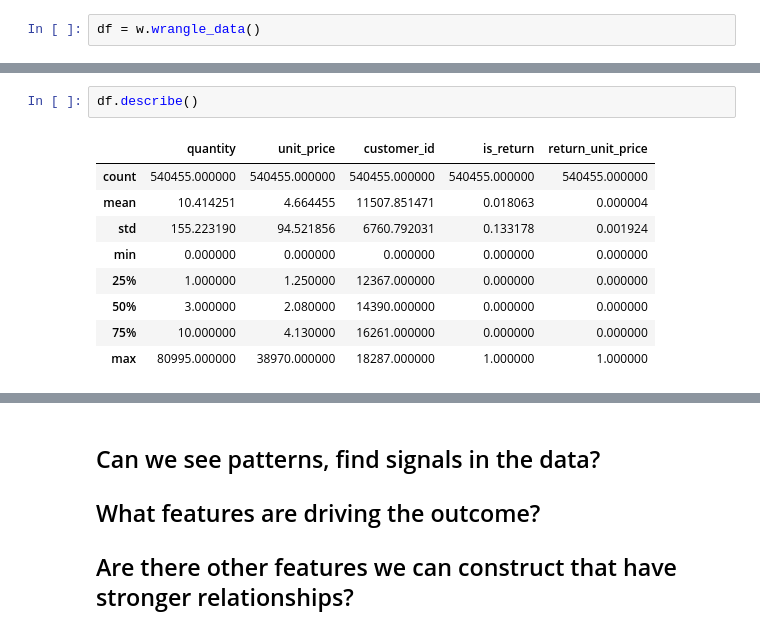
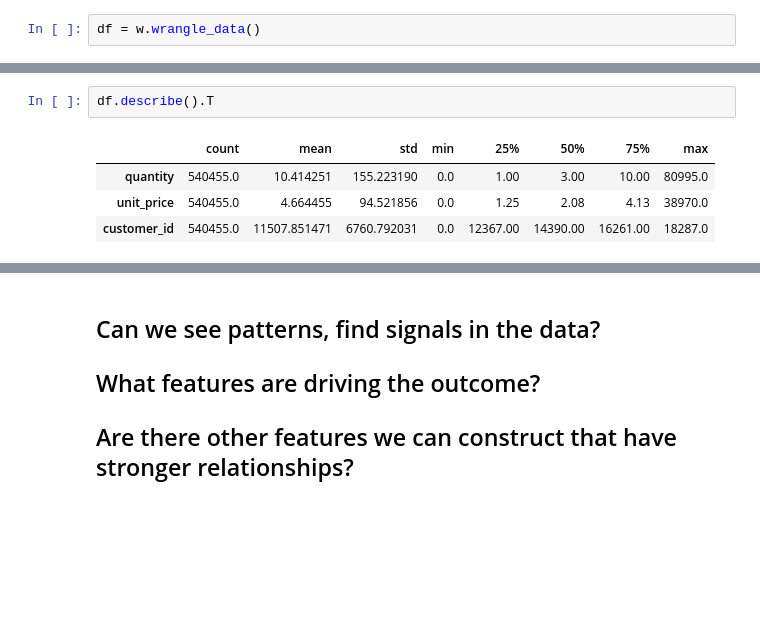
Before and after one commit to Marc-Aradillas/customer-segmentation-project, a Jupyter notebook: exp_working_nb.ipynb, the cells around one changed output, grey strips where cells are left out. Drawn from its saved outputs; the diff is of its cells as text; blank space fills up the shorter version.

```diff
--- a/exp_working_nb.ipynb
+++ b/exp_working_nb.ipynb
@@ -42,15 +40,10 @@ memory usage: 41.2+ MB
 # %%
-df.describe()
+df.describe().T
 # %% [output]
-|  | quantity | unit_price | customer_id | is_return | return_unit_price |
-| count | 540455.000000 | 540455.000000 | 540455.000000 | 540455.000000 | 540455.000000 |
-| mean | 10.414251 | 4.664455 | 11507.851471 | 0.018063 | 0.000004 |
-| std | 155.223190 | 94.521856 | 6760.792031 | 0.133178 | 0.001924 |
-| min | 0.000000 | 0.000000 | 0.000000 | 0.000000 | 0.000000 |
-| 25% | 1.000000 | 1.250000 | 12367.000000 | 0.000000 | 0.000000 |
-| 50% | 3.000000 | 2.080000 | 14390.000000 | 0.000000 | 0.000000 |
-| 75% | 10.000000 | 4.130000 | 16261.000000 | 0.000000 | 0.000000 |
-| max | 80995.000000 | 38970.000000 | 18287.000000 | 1.000000 | 1.000000 |
+|  | count | mean | std | min | 25% | 50% | 75% | max |
+| quantity | 540455.0 | 10.414251 | 155.223190 | 0.0 | 1.00 | 3.00 | 10.00 | 80995.0 |
+| unit_price | 540455.0 | 4.664455 | 94.521856 | 0.0 | 1.25 | 2.08 | 4.13 | 38970.0 |
+| customer_id | 540455.0 | 11507.851471 | 6760.792031 | 0.0 | 12367.00 | 14390.00 | 16261.00 | 18287.0 |
 # %%
 df.head(50)
 # %% [output]
```
Also changed, not shown: parts of 10 cells of this notebook, 1 other file.
